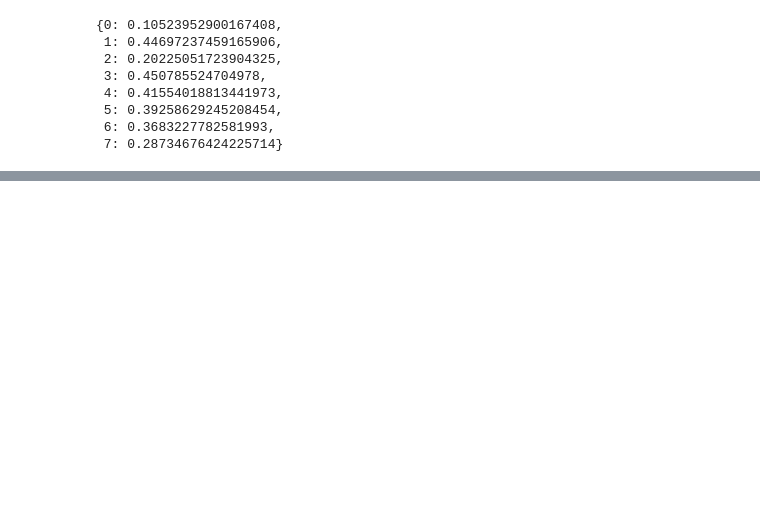
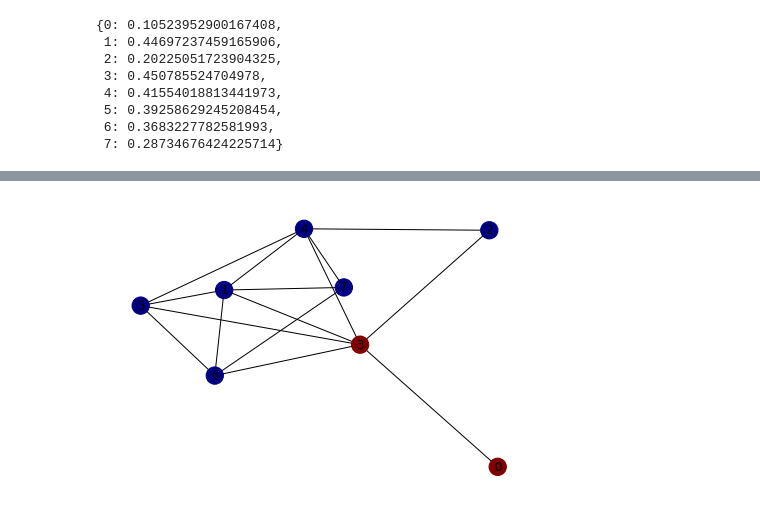
Before and after one commit to drdeford/ILAS_Networks, a Jupyter notebook: ILAS_Examples.ipynb, the cells around one changed output, grey strips where cells are left out. Cells and saved outputs as stored; diff of their text form; code cells hidden in the pictures; blank space fills up the shorter version.

```diff
--- a/ILAS_Examples.ipynb
+++ b/ILAS_Examples.ipynb
@@ -152,0 +197,4 @@ nx.draw(toy,with_labels='true',node_color='hotpink',node_size = [100*math.exp(nx
+# %%
+nx.draw(toy, node_color = [np.linalg.eigh(nx.laplacian_matrix(toy).todense())[1][:,1][x] >0 for x in toy.nodes()],with_labels=True,cmap='jet')
+# %% [output]
+[figure, added]
```
Also changed, not shown: parts of 22 cells of this notebook, 1 other file.
